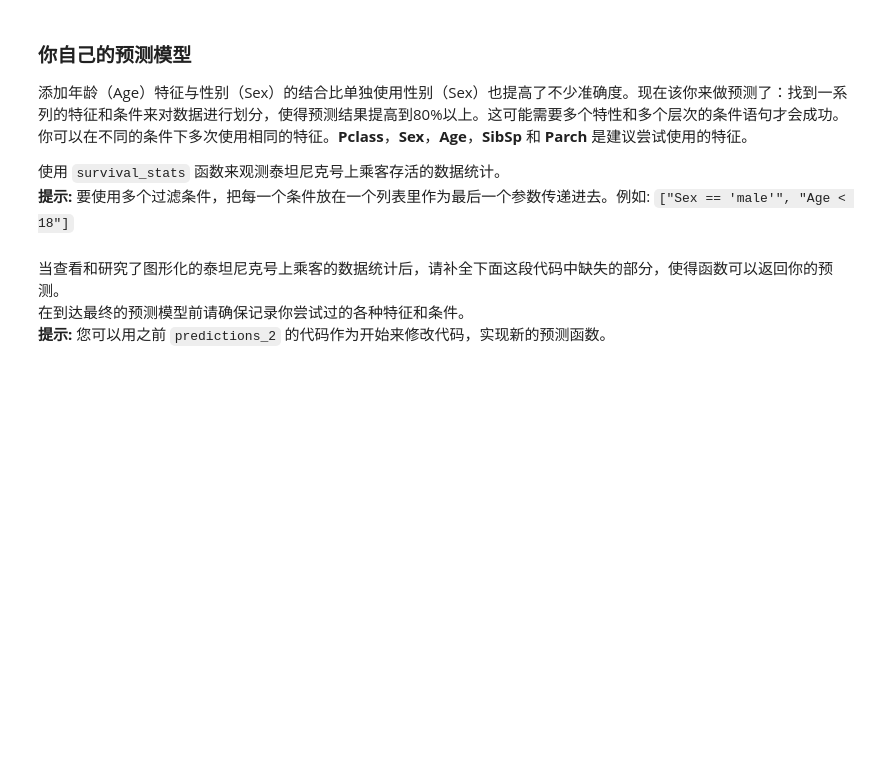
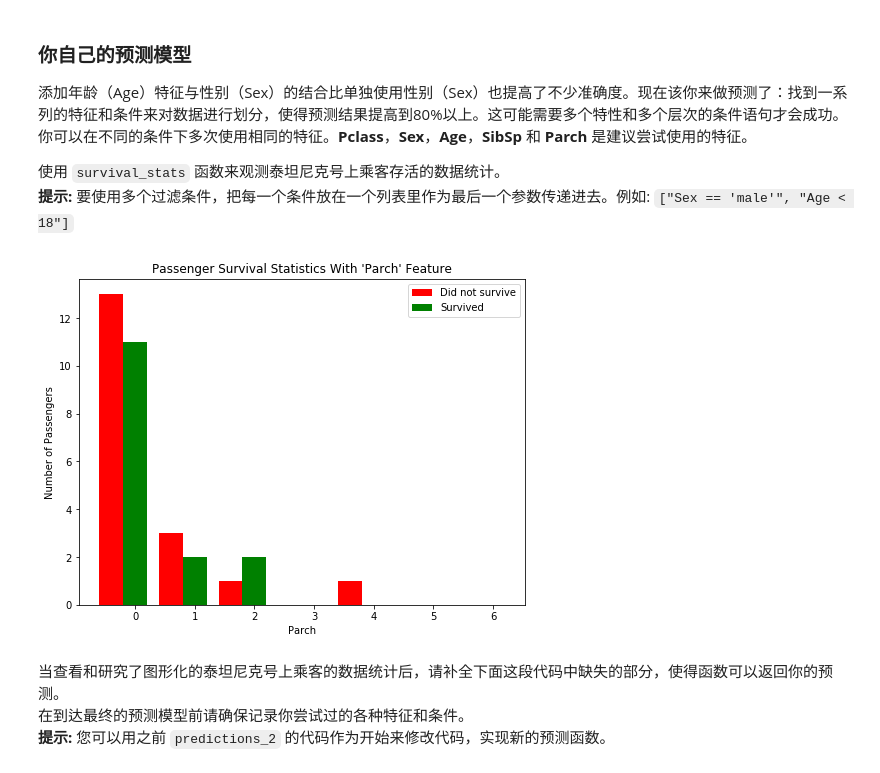
Before and after one commit to Cloudtree11/titanic_survival_exploration, a Jupyter notebook: titanic_survival_exploration.ipynb, the cells around one changed output. Saved outputs shown, nothing was run; the diff lists cells and outputs as text; code cells hidden in the pictures; blank space fills up the shorter version.

```diff
--- a/titanic_survival_exploration.ipynb
+++ b/titanic_survival_exploration.ipynb
@@ -234,7 +234,9 @@ Predictions have an accuracy of 79.35%.
 使用 `survival_stats` 函数来观测泰坦尼克号上乘客存活的数据统计。
 **提示:** 要使用多个过滤条件，把每一个条件放在一个列表里作为最后一个参数传递进去。例如: `["Sex == 'male'", "Age < 18"]`
 # %%
-survival_stats(data, outcomes, 'Age', ["Sex == 'male'", "Age < 18"])
+survival_stats(data, outcomes, 'Parch', ["Sex == 'male'", "Age > 10", "SibSp > 0", "Pclass == 1"])
+# %% [output]
+[figure, added]
 # %% [markdown]
 当查看和研究了图形化的泰坦尼克号上乘客的数据统计后，请补全下面这段代码中缺失的部分，使得函数可以返回你的预测。
 在到达最终的预测模型前请确保记录你尝试过的各种特征和条件。
```
Also changed, not shown: parts of 2 cells of this notebook.
